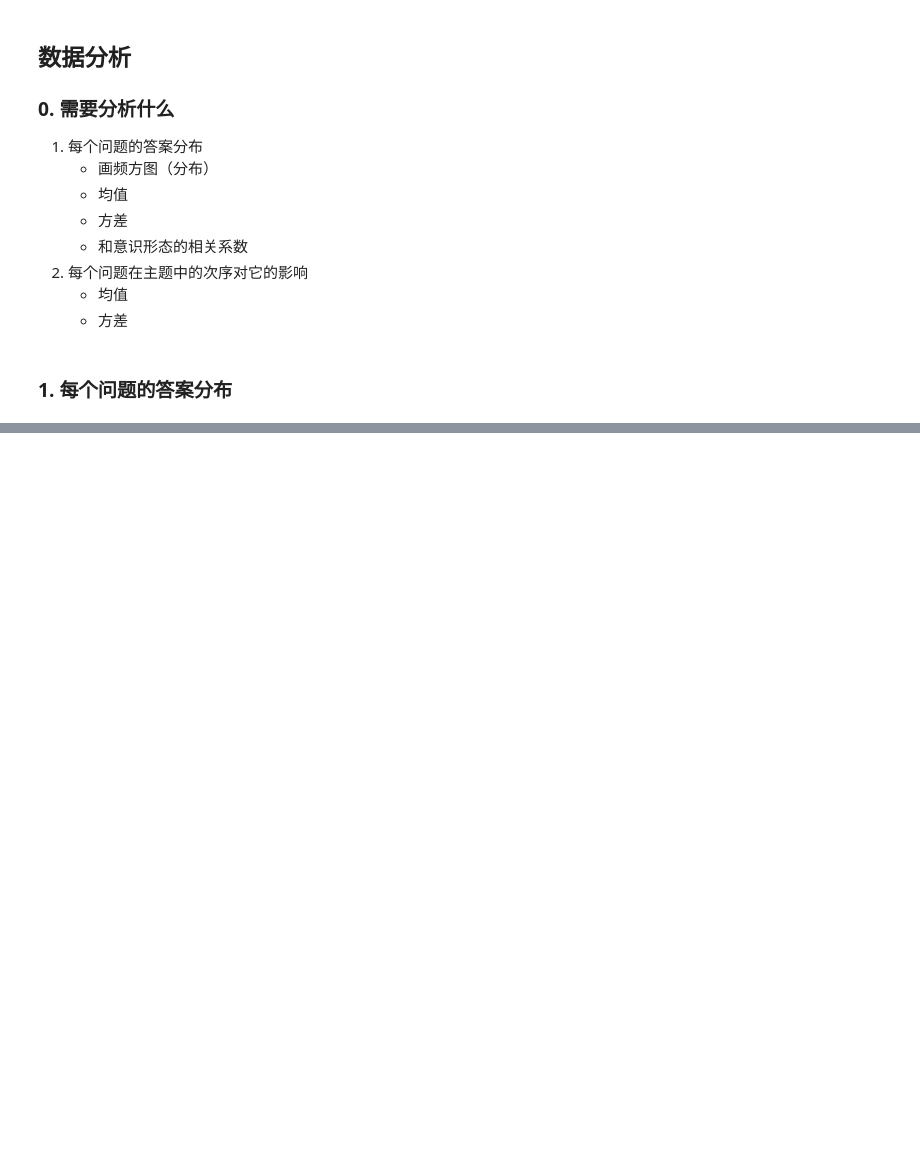
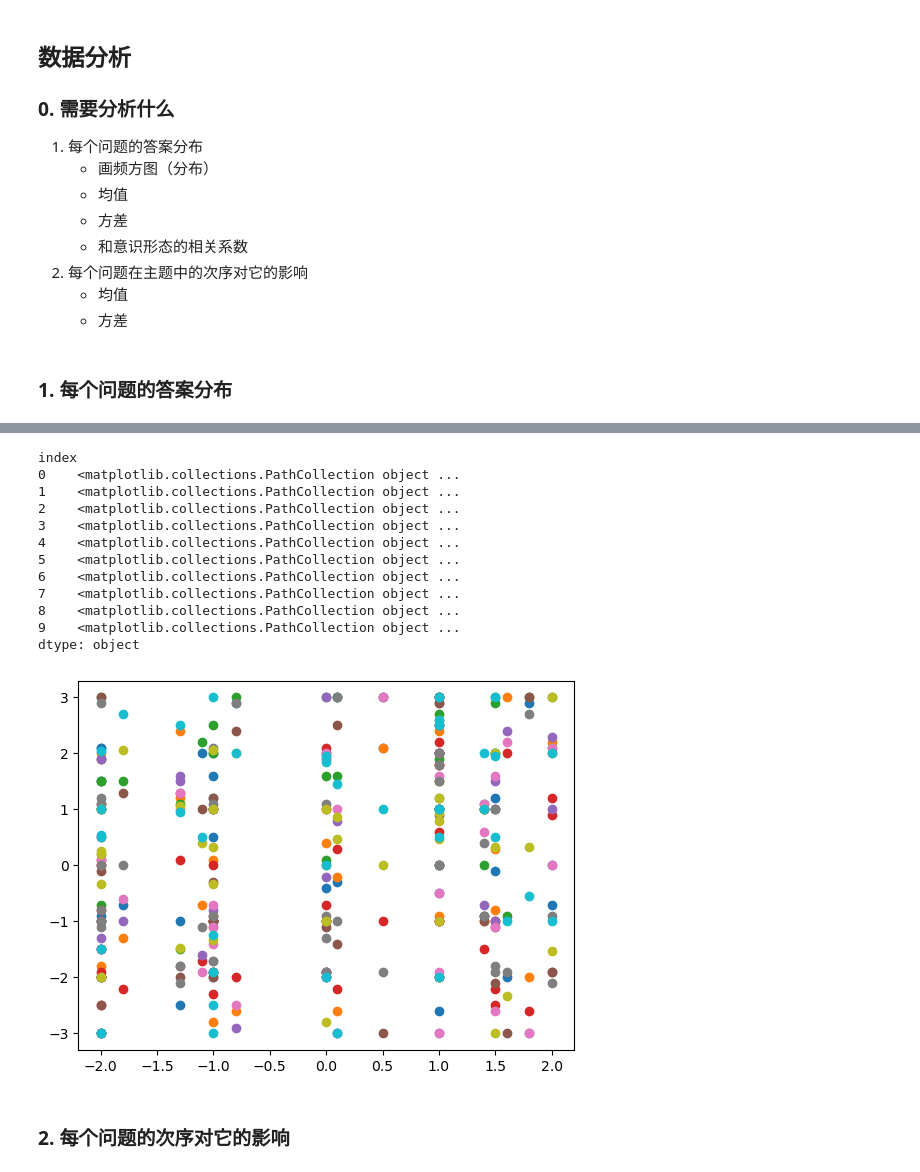
Before and after one commit to yindeqiang/Online-Politicization-Experiment-Website, a Jupyter notebook: data_analysis/pilot_2_2.ipynb, the cells around one changed output, grey strips where cells are left out. Saved outputs shown, nothing was run; the diff lists cells and outputs as text; code cells hidden in the pictures; blank space fills up the shorter version.

```diff
--- a/data_analysis/pilot_2_2.ipynb
+++ b/data_analysis/pilot_2_2.ipynb
@@ -177,0 +209,19 @@ dtype: float64
+# %%
+# 画图
+df_answers.groupby("index").apply(lambda x: plt.scatter(x["ideology"], x["answer"]))
+# %% [output]
+index
+0    <matplotlib.collections.PathCollection object ...
+1    <matplotlib.collections.PathCollection object ...
+2    <matplotlib.collections.PathCollection object ...
+3    <matplotlib.collections.PathCollection object ...
+4    <matplotlib.collections.PathCollection object ...
+5    <matplotlib.collections.PathCollection object ...
+6    <matplotlib.collections.PathCollection object ...
+7    <matplotlib.collections.PathCollection object ...
+8    <matplotlib.collections.PathCollection object ...
+9    <matplotlib.collections.PathCollection object ...
+dtype: object
+[figure, added]
+# %% [markdown]
+### 2. 每个问题的次序对它的影响
```
Also changed, not shown: parts of 13 cells of this notebook, 2 other files.
